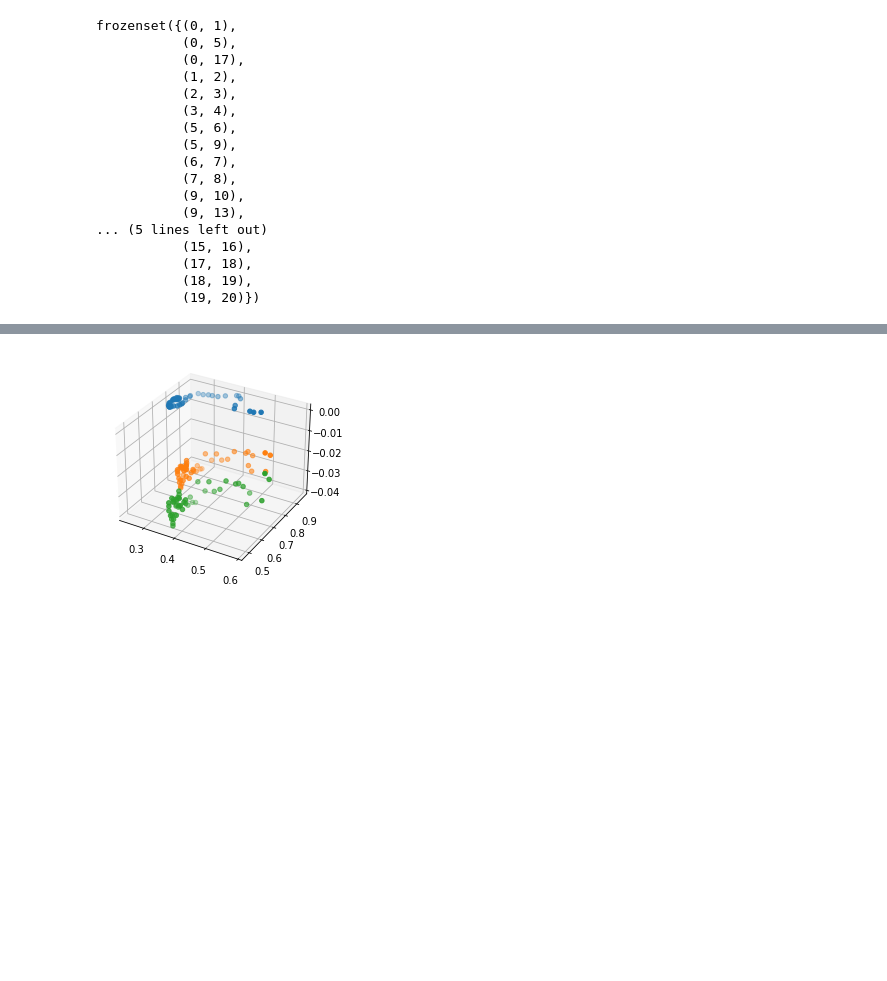
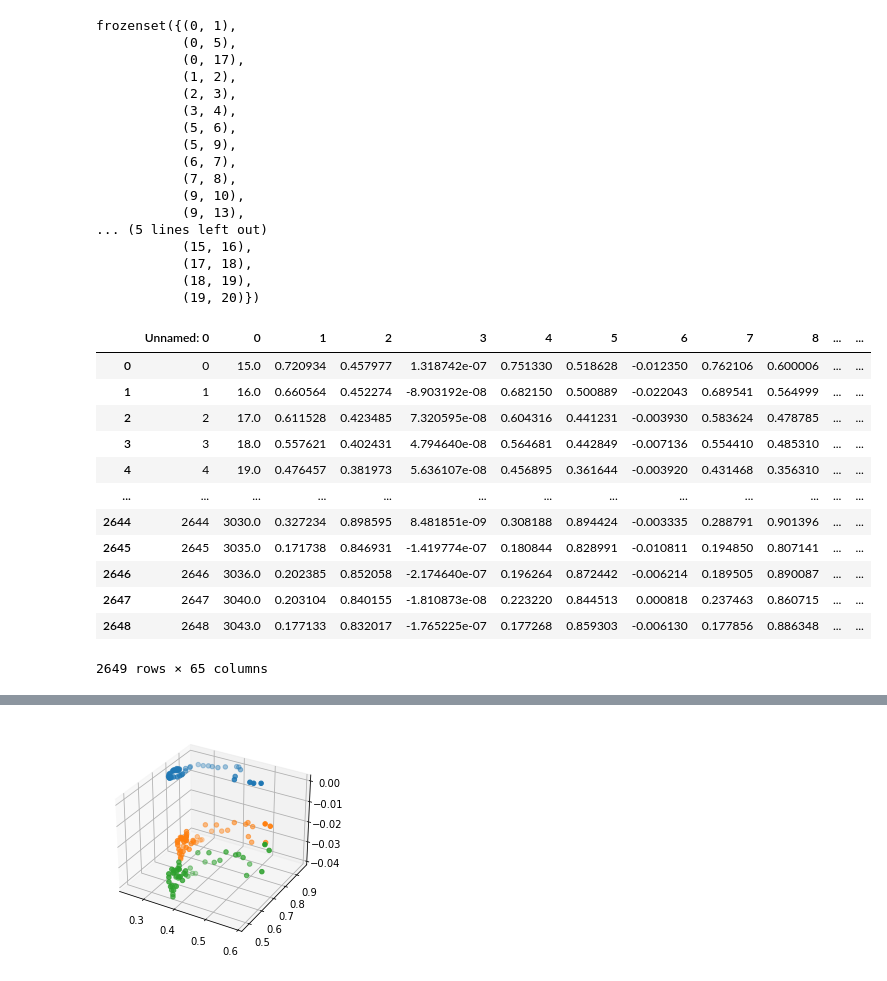
Before and after one commit to runninghsus/semi-supervised-ASL, a Jupyter notebook: analyses/visualize.ipynb, the cells around one changed output, grey strips where cells are left out. Cells and saved outputs as stored; diff of their text form; code cells hidden in the pictures; blank space fills up the shorter version.

```diff
--- a/analyses/visualize.ipynb
+++ b/analyses/visualize.ipynb
@@ -26,6 +31,22 @@ frozenset({(0, 1),
            (18, 19),
            (19, 20)})
 # %%
-filepath = '../temp_video_pose.csv'
+filepath = '../temp_video_0_pose.csv'
 # %%
 df = pd.read_csv(filepath, low_memory=False)
+# %%
+df
+# %% [output]
+|  | Unnamed: 0 | 0 | 1 | 2 | 3 | 4 | 5 | 6 | 7 | 8 | ... | ... |
+| 0 | 0 | 15.0 | 0.720934 | 0.457977 | 1.318742e-07 | 0.751330 | 0.518628 | -0.012350 | 0.762106 | 0.600006 | ... | ... |
+| 1 | 1 | 16.0 | 0.660564 | 0.452274 | -8.903192e-08 | 0.682150 | 0.500889 | -0.022043 | 0.689541 | 0.564999 | ... | ... |
+| 2 | 2 | 17.0 | 0.611528 | 0.423485 | 7.320595e-08 | 0.604316 | 0.441231 | -0.003930 | 0.583624 | 0.478785 | ... | ... |
+| 3 | 3 | 18.0 | 0.557621 | 0.402431 | 4.794640e-08 | 0.564681 | 0.442849 | -0.007136 | 0.554410 | 0.485310 | ... | ... |
+| 4 | 4 | 19.0 | 0.476457 | 0.381973 | 5.636107e-08 | 0.456895 | 0.361644 | -0.003920 | 0.431468 | 0.356310 | ... | ... |
+| ... | ... | ... | ... | ... | ... | ... | ... | ... | ... | ... | ... | ... |
+| 2644 | 2644 | 3030.0 | 0.327234 | 0.898595 | 8.481851e-09 | 0.308188 | 0.894424 | -0.003335 | 0.288791 | 0.901396 | ... | ... |
+| 2645 | 2645 | 3035.0 | 0.171738 | 0.846931 | -1.419774e-07 | 0.180844 | 0.828991 | -0.010811 | 0.194850 | 0.807141 | ... | ... |
+| 2646 | 2646 | 3036.0 | 0.202385 | 0.852058 | -2.174640e-07 | 0.196264 | 0.872442 | -0.006214 | 0.189505 | 0.890087 | ... | ... |
+| 2647 | 2647 | 3040.0 | 0.203104 | 0.840155 | -1.810873e-08 | 0.223220 | 0.844513 | 0.000818 | 0.237463 | 0.860715 | ... | ... |
+| 2648 | 2648 | 3043.0 | 0.177133 | 0.832017 | -1.765225e-07 | 0.177268 | 0.859303 | -0.006130 | 0.177856 | 0.886348 | ... | ... |
+2649 rows × 65 columns
```
Also changed, not shown: parts of 5 cells of this notebook, 4 other files.
